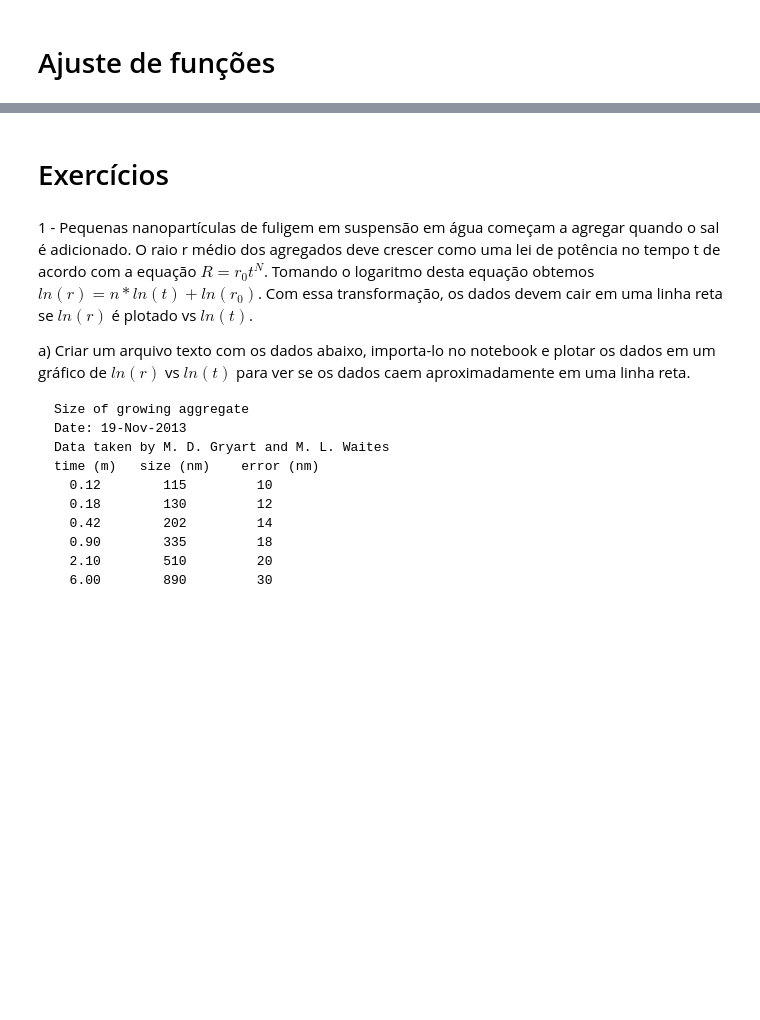
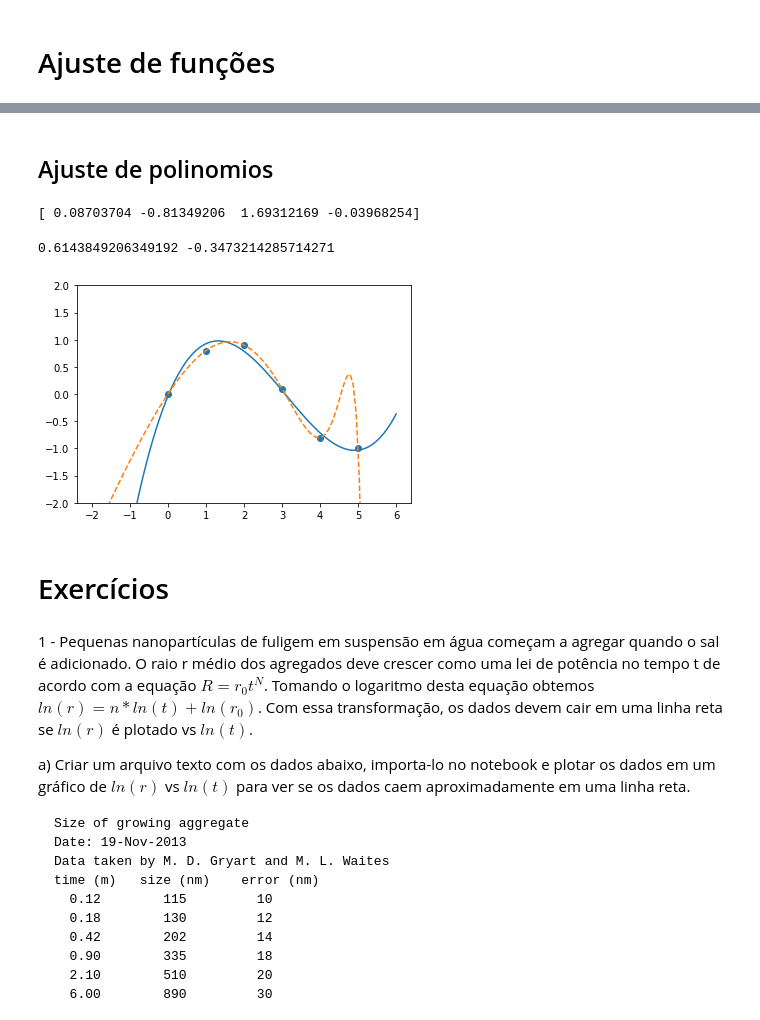
Before and after one commit to hektor-monteiro/python-notebooks, a Jupyter notebook: ajuste-funcao.ipynb, the cells around one changed output, grey strips where cells are left out. Saved outputs shown, nothing was run; the diff lists cells and outputs as text; code cells hidden in the pictures; blank space fills up the shorter version.

```diff
--- a/ajuste-funcao.ipynb
+++ b/ajuste-funcao.ipynb
@@ -50,3 +95,42 @@ plt.show()
+# %% [markdown]
+## Ajuste de polinomios
+# %%
+import numpy as np
+
+# dados a serem ajustados
+
+x = np.array([0.0, 1.0, 2.0, 3.0,  4.0,  5.0])
+y = np.array([0.0, 0.8, 0.9, 0.1, -0.8, -1.0])
+
+# ajustando um polinomio de ordem 3
+z = np.polyfit(x, y, 3)
+
+# printa os coeficientes
+print z
+# %% [output]
+[ 0.08703704 -0.81349206  1.69312169 -0.03968254]
+# %%
+# função de conveniência para calculo com polinomios
+p = np.poly1d(z)
+print p(0.5), p(3.5)
+# %% [output]
+0.6143849206349192 -0.3473214285714271
+# %%
+import matplotlib.pyplot as plt
+
+# ajustando um polinomio de grau alto
+p30 = np.poly1d(np.polyfit(x, y, 30))
+
+# plotando os resultados
+xp = np.linspace(-2, 6, 100)
+
+plt.scatter(x, y)
+plt.plot(xp, p(xp), '-')
+plt.plot(xp, p30(xp), '--')
+plt.ylim(-2,2)
+plt.show()
+# %% [output]
+[figure, added]
 # %% [markdown]
 # Exercícios
 # %% [markdown]
```
Also changed, not shown: parts of 5 cells of this notebook.
